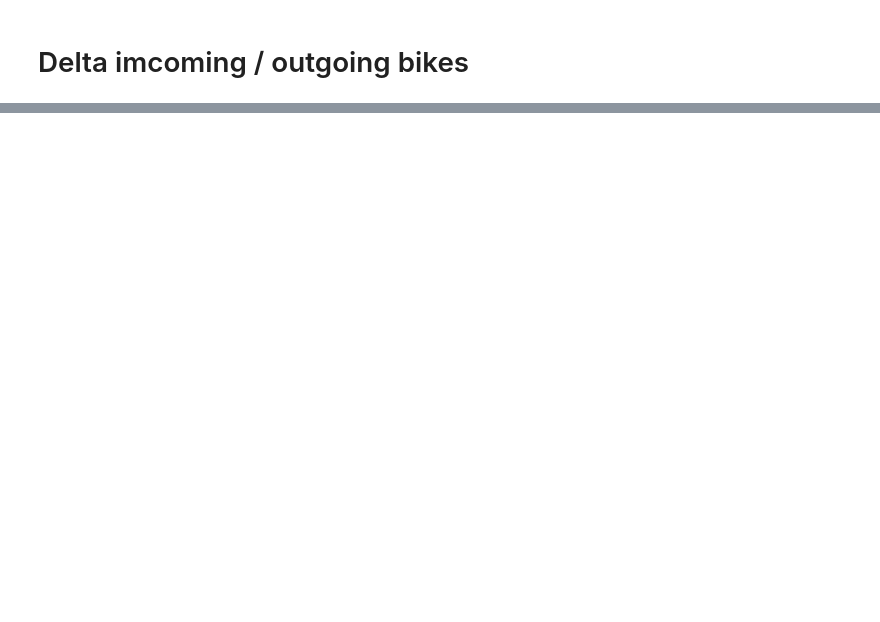
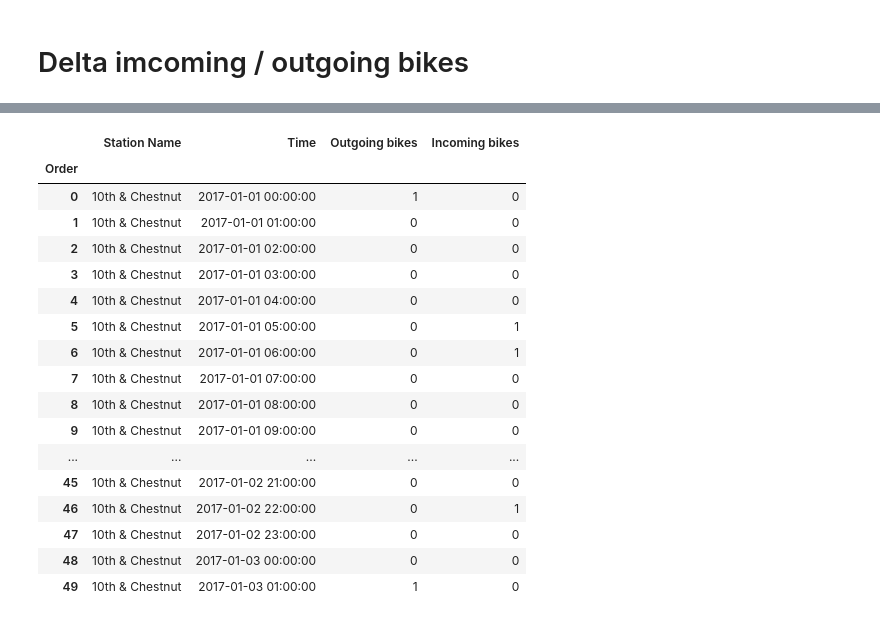
Before and after one commit to GoebelM94/dsml2021, a Jupyter notebook: notebooks/Delta Bike Rides New.ipynb, the cells around one changed output, grey strips where cells are left out. Saved outputs shown, nothing was run; the diff lists cells and outputs as text; code cells hidden in the pictures; blank space fills up the shorter version.

```diff
--- a/notebooks/Delta Bike Rides New.ipynb
+++ b/notebooks/Delta Bike Rides New.ipynb
@@ -176,0 +303,4 @@ df_bikes_delta_incoming.head(10)
+# %%
+for m in range(0, df_stations.size):
+        df_bikes_o_delta_support_new = {'Station Name': df_stations[m], 'Time': beginning + timedelta(hours=8759), 'Outgoing bikes': 0}
+        df_bikes_o_delta = df_bikes_o_delta.append(df_bikes_o_delta_support_new, ignore_index=True)
@@ -176,0 +333,21 @@ df_bikes_delta_incoming.head(10)
+# %%
+df_bikes_delta_final.head(50)
+# %% [output]
+|  | Station Name | Time | Outgoing bikes | Incoming bikes |
+| Order |  |  |  |  |
+| 0 | 10th & Chestnut | 2017-01-01 00:00:00 | 1 | 0 |
+| 1 | 10th & Chestnut | 2017-01-01 01:00:00 | 0 | 0 |
+| 2 | 10th & Chestnut | 2017-01-01 02:00:00 | 0 | 0 |
+| 3 | 10th & Chestnut | 2017-01-01 03:00:00 | 0 | 0 |
+| 4 | 10th & Chestnut | 2017-01-01 04:00:00 | 0 | 0 |
+| 5 | 10th & Chestnut | 2017-01-01 05:00:00 | 0 | 1 |
+| 6 | 10th & Chestnut | 2017-01-01 06:00:00 | 0 | 1 |
+| 7 | 10th & Chestnut | 2017-01-01 07:00:00 | 0 | 0 |
+| 8 | 10th & Chestnut | 2017-01-01 08:00:00 | 0 | 0 |
+| 9 | 10th & Chestnut | 2017-01-01 09:00:00 | 0 | 0 |
+| ... | ... | ... | ... | ... |
+| 45 | 10th & Chestnut | 2017-01-02 21:00:00 | 0 | 0 |
+| 46 | 10th & Chestnut | 2017-01-02 22:00:00 | 0 | 1 |
+| 47 | 10th & Chestnut | 2017-01-02 23:00:00 | 0 | 0 |
+| 48 | 10th & Chestnut | 2017-01-03 00:00:00 | 0 | 0 |
+| 49 | 10th & Chestnut | 2017-01-03 01:00:00 | 1 | 0 |
```
Also changed, not shown: parts of 48 cells of this notebook.
